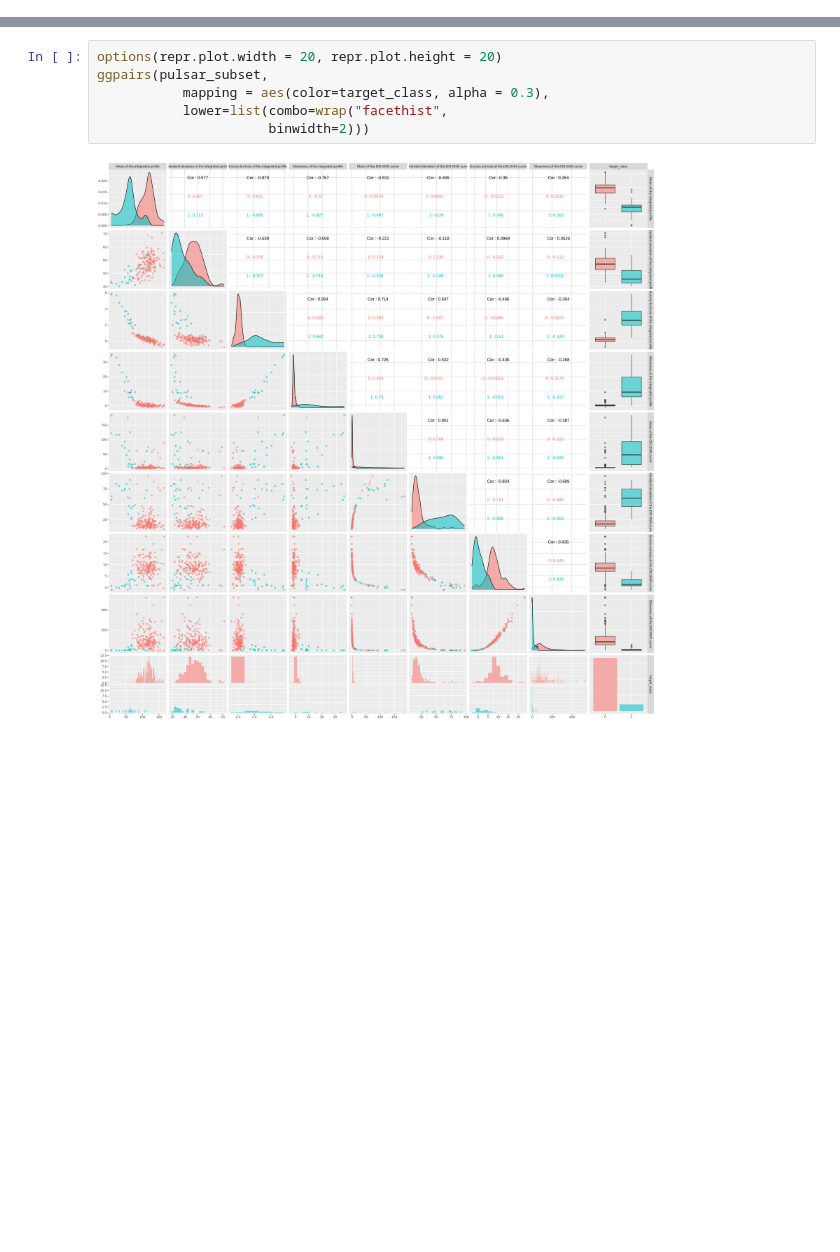
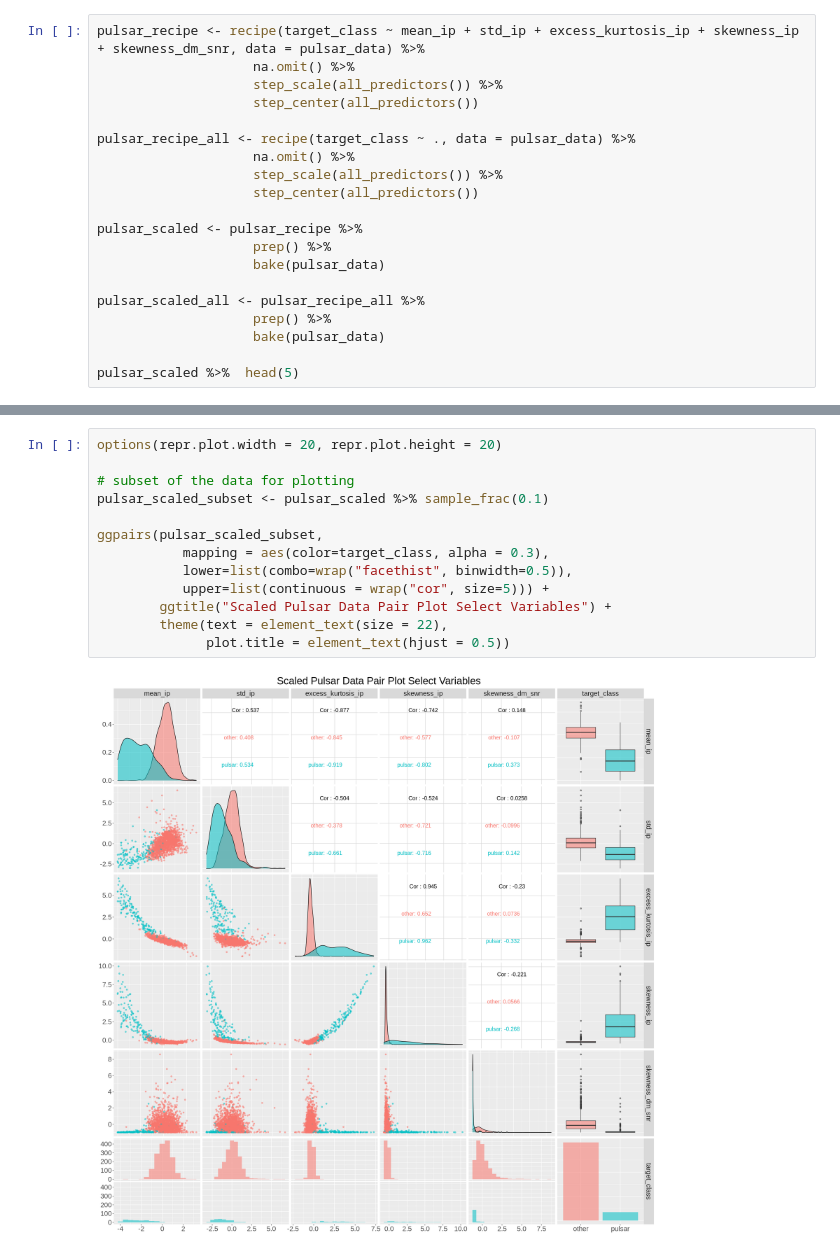
Before and after one commit to tccw/dsci100-group-project, a Jupyter notebook: group_proposal_pulsars.ipynb, the cells around one changed output, grey strips where cells are left out. Cells and saved outputs as stored; diff of their text form; blank space fills up the shorter version.

Commit message:
compare raw/processed pulsar data

```diff
--- a/group_proposal_pulsars.ipynb
+++ b/group_proposal_pulsars.ipynb
@@ -119,0 +98,20 @@ pairs(pulsar_subset %>% select(Mean.of.the.integrated.profile:Skewness.of.the.DM
+# %%
+pulsar_recipe <- recipe(target_class ~ mean_ip + std_ip + excess_kurtosis_ip + skewness_ip + skewness_dm_snr, data = pulsar_data) %>%
+                    na.omit() %>%
+                    step_scale(all_predictors()) %>%
+                    step_center(all_predictors())
+
+pulsar_recipe_all <- recipe(target_class ~ ., data = pulsar_data) %>%
+                    na.omit() %>%
+                    step_scale(all_predictors()) %>%
+                    step_center(all_predictors())
+
+pulsar_scaled <- pulsar_recipe %>%
+                    prep() %>%
+                    bake(pulsar_data)
+
+pulsar_scaled_all <- pulsar_recipe_all %>%
+                    prep() %>%
+                    bake(pulsar_data)
+
+pulsar_scaled %>%  head(5)
@@ -120,8 +162,15 @@ pairs(pulsar_subset %>% select(Mean.of.the.integrated.profile:Skewness.of.the.DM
 # %%
 options(repr.plot.width = 20, repr.plot.height = 20)
-ggpairs(pulsar_subset,
+
+# subset of the data for plotting
+pulsar_scaled_subset <- pulsar_scaled %>% sample_frac(0.1)
+
+ggpairs(pulsar_scaled_subset,
            mapping = aes(color=target_class, alpha = 0.3),
-           lower=list(combo=wrap("facethist",
-                      binwidth=2)))
+           lower=list(combo=wrap("facethist", binwidth=0.5)),
+           upper=list(continuous = wrap("cor", size=5))) +
+        ggtitle("Scaled Pulsar Data Pair Plot Select Variables") +
+        theme(text = element_text(size = 22),
+              plot.title = element_text(hjust = 0.5))
 # %% [output]
-[figure, old version]
+[figure, new version]
```
Also changed, not shown: parts of 18 cells of this notebook.
